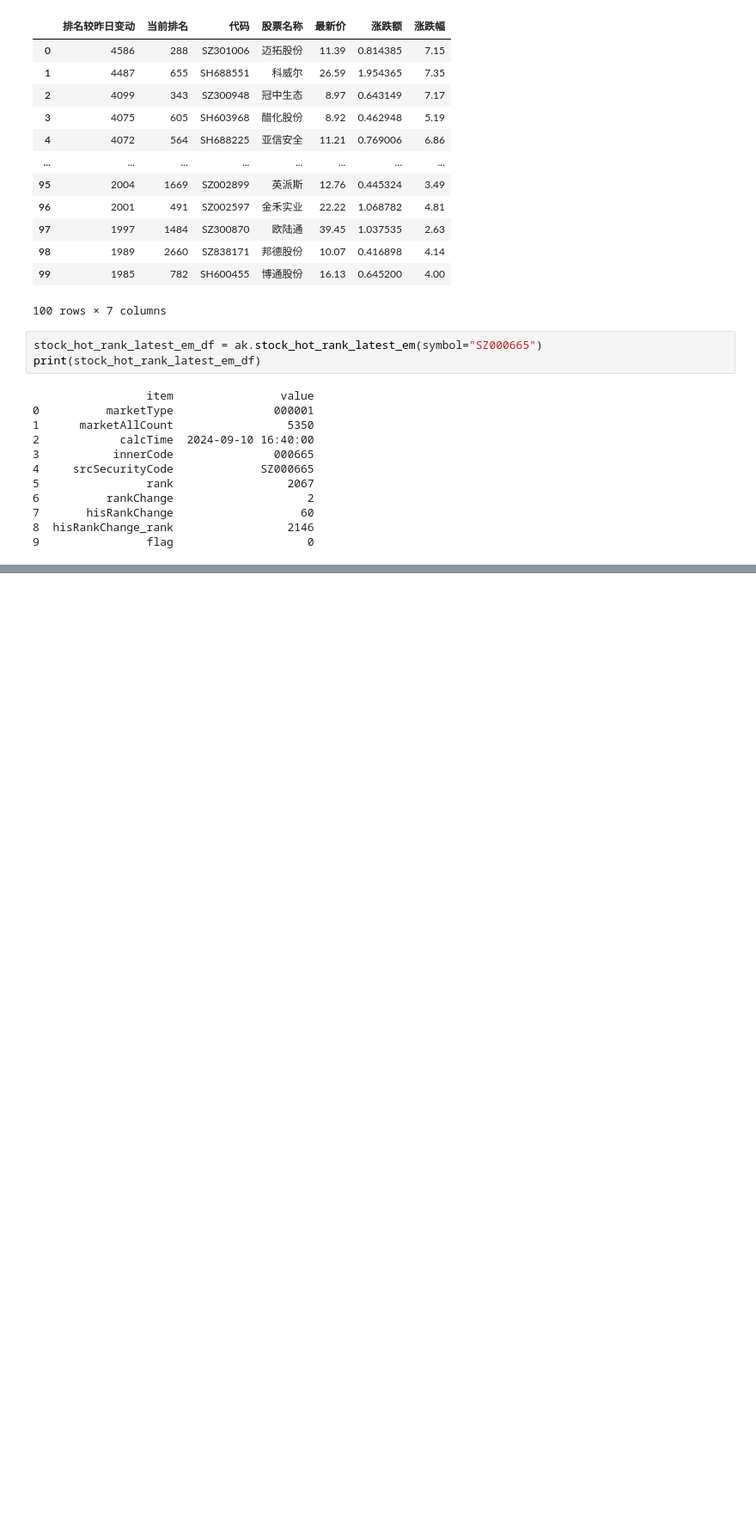
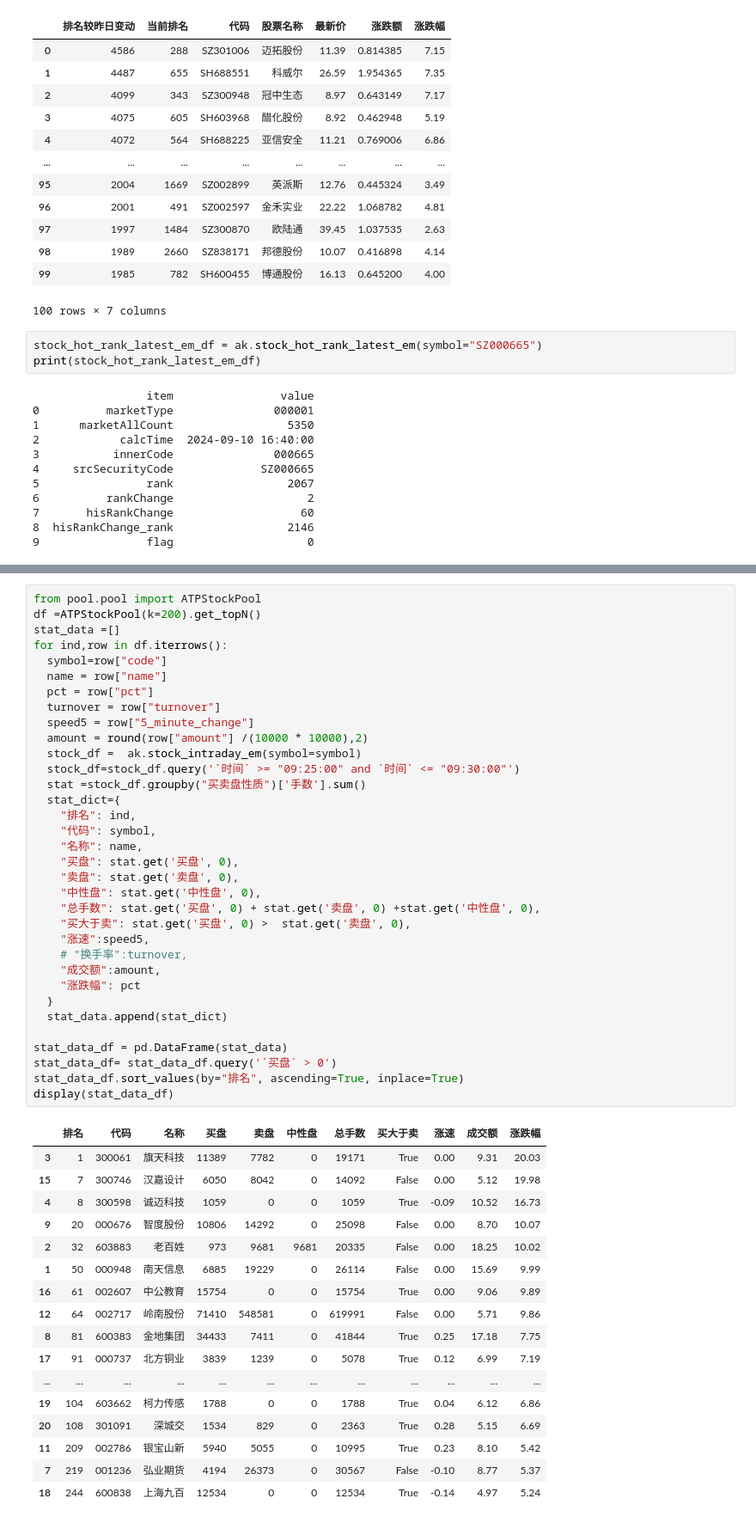
Before and after one commit to ten2net/Sequoia, a Jupyter notebook: 图灵甄选/turing_filter_for_a_stock/notebooks/bid_and_ask.ipynb, the cells around one changed output, grey strips where cells are left out. Shown at 86% size. Saved outputs shown, nothing was run; the diff lists cells and outputs as text; blank space fills up the shorter version.

```diff
--- a/图灵甄选/turing_filter_for_a_stock/notebooks/bid_and_ask.ipynb
+++ b/图灵甄选/turing_filter_for_a_stock/notebooks/bid_and_ask.ipynb
@@ -115,0 +374,52 @@ for symbol in symbols:
+# %%
+from pool.pool import ATPStockPool
+df =ATPStockPool(k=200).get_topN()
+stat_data =[]
+for ind,row in df.iterrows():
+  symbol=row["code"]
+  name = row["name"]
+  pct = row["pct"]
+  turnover = row["turnover"]
+  speed5 = row["5_minute_change"]
+  amount = round(row["amount"] /(10000 * 10000),2)
+  stock_df =  ak.stock_intraday_em(symbol=symbol)
+  stock_df=stock_df.query('`时间` >= "09:25:00" and `时间` <= "09:30:00"')
+  stat =stock_df.groupby("买卖盘性质")['手数'].sum()
+  stat_dict={
+    "排名": ind,
+    "代码": symbol,
+    "名称": name,
+    "买盘": stat.get('买盘', 0),
+    "卖盘": stat.get('卖盘', 0),
+    "中性盘": stat.get('中性盘', 0),
+    "总手数": stat.get('买盘', 0) + stat.get('卖盘', 0) +stat.get('中性盘', 0),
+    "买大于卖": stat.get('买盘', 0) >  stat.get('卖盘', 0),
+    "涨速":speed5,
+    # "换手率":turnover,
+    "成交额":amount,
+    "涨跌幅": pct
+  }
+  stat_data.append(stat_dict)
+
+stat_data_df = pd.DataFrame(stat_data)
+stat_data_df= stat_data_df.query('`买盘` > 0')
+stat_data_df.sort_values(by="排名", ascending=True, inplace=True)
+display(stat_data_df)
+# %% [output]
+|  | 排名 | 代码 | 名称 | 买盘 | 卖盘 | 中性盘 | 总手数 | 买大于卖 | 涨速 | 成交额 | 涨跌幅 |
+| 3 | 1 | 300061 | 旗天科技 | 11389 | 7782 | 0 | 19171 | True | 0.00 | 9.31 | 20.03 |
+| 15 | 7 | 300746 | 汉嘉设计 | 6050 | 8042 | 0 | 14092 | False | 0.00 | 5.12 | 19.98 |
+| 4 | 8 | 300598 | 诚迈科技 | 1059 | 0 | 0 | 1059 | True | -0.09 | 10.52 | 16.73 |
+| 9 | 20 | 000676 | 智度股份 | 10806 | 14292 | 0 | 25098 | False | 0.00 | 8.70 | 10.07 |
+| 2 | 32 | 603883 | 老百姓 | 973 | 9681 | 9681 | 20335 | False | 0.00 | 18.25 | 10.02 |
+| 1 | 50 | 000948 | 南天信息 | 6885 | 19229 | 0 | 26114 | False | 0.00 | 15.69 | 9.99 |
+| 16 | 61 | 002607 | 中公教育 | 15754 | 0 | 0 | 15754 | True | 0.00 | 9.06 | 9.89 |
+| 12 | 64 | 002717 | 岭南股份 | 71410 | 548581 | 0 | 619991 | False | 0.00 | 5.71 | 9.86 |
+| 8 | 81 | 600383 | 金地集团 | 34433 | 7411 | 0 | 41844 | True | 0.25 | 17.18 | 7.75 |
+| 17 | 91 | 000737 | 北方铜业 | 3839 | 1239 | 0 | 5078 | True | 0.12 | 6.99 | 7.19 |
+| ... | ... | ... | ... | ... | ... | ... | ... | ... | ... | ... | ... |
+| 19 | 104 | 603662 | 柯力传感 | 1788 | 0 | 0 | 1788 | True | 0.04 | 6.12 | 6.86 |
+| 20 | 108 | 301091 | 深城交 | 1534 | 829 | 0 | 2363 | True | 0.28 | 5.15 | 6.69 |
+| 11 | 209 | 002786 | 银宝山新 | 5940 | 5055 | 0 | 10995 | True | 0.23 | 8.10 | 5.42 |
+| 7 | 219 | 001236 | 弘业期货 | 4194 | 26373 | 0 | 30567 | False | -0.10 | 8.77 | 5.37 |
+| 18 | 244 | 600838 | 上海九百 | 12534 | 0 | 0 | 12534 | True | -0.14 | 4.97 | 5.24 |
```
Also changed, not shown: parts of 14 cells of this notebook, 2 other files.
